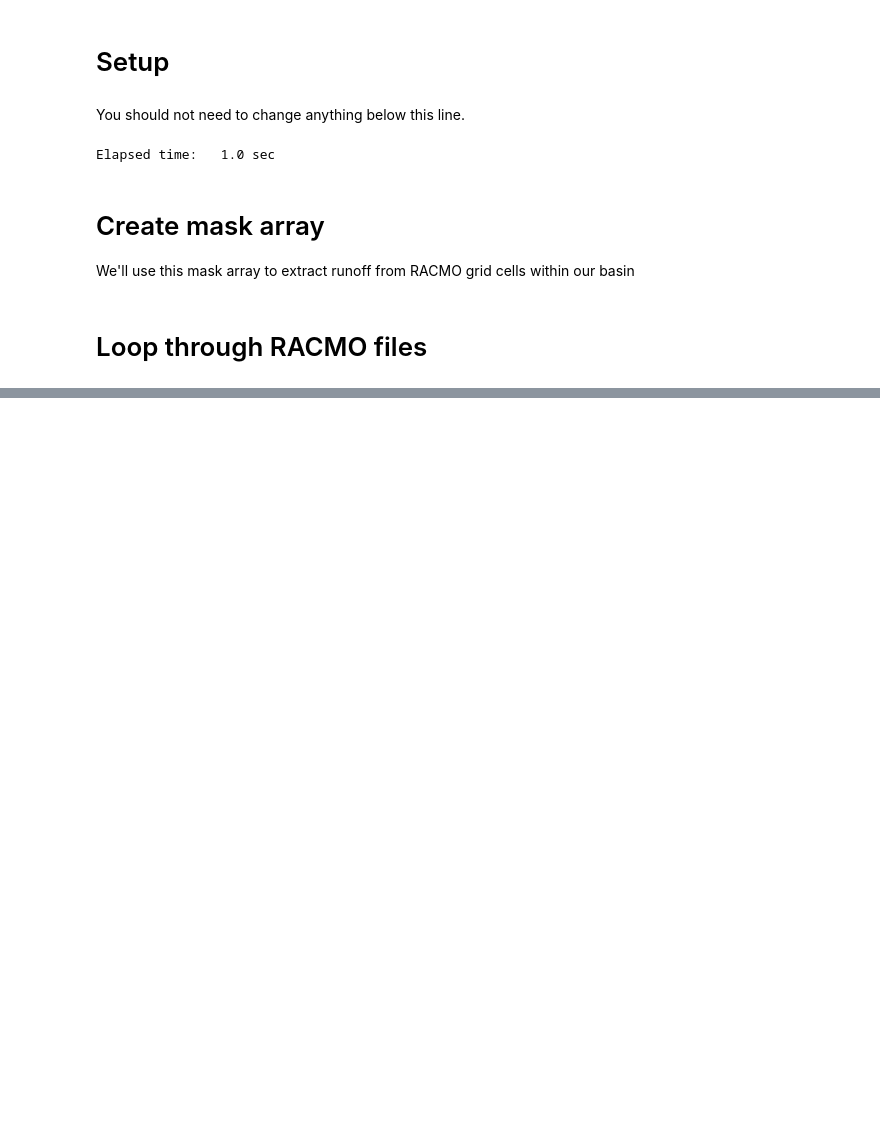
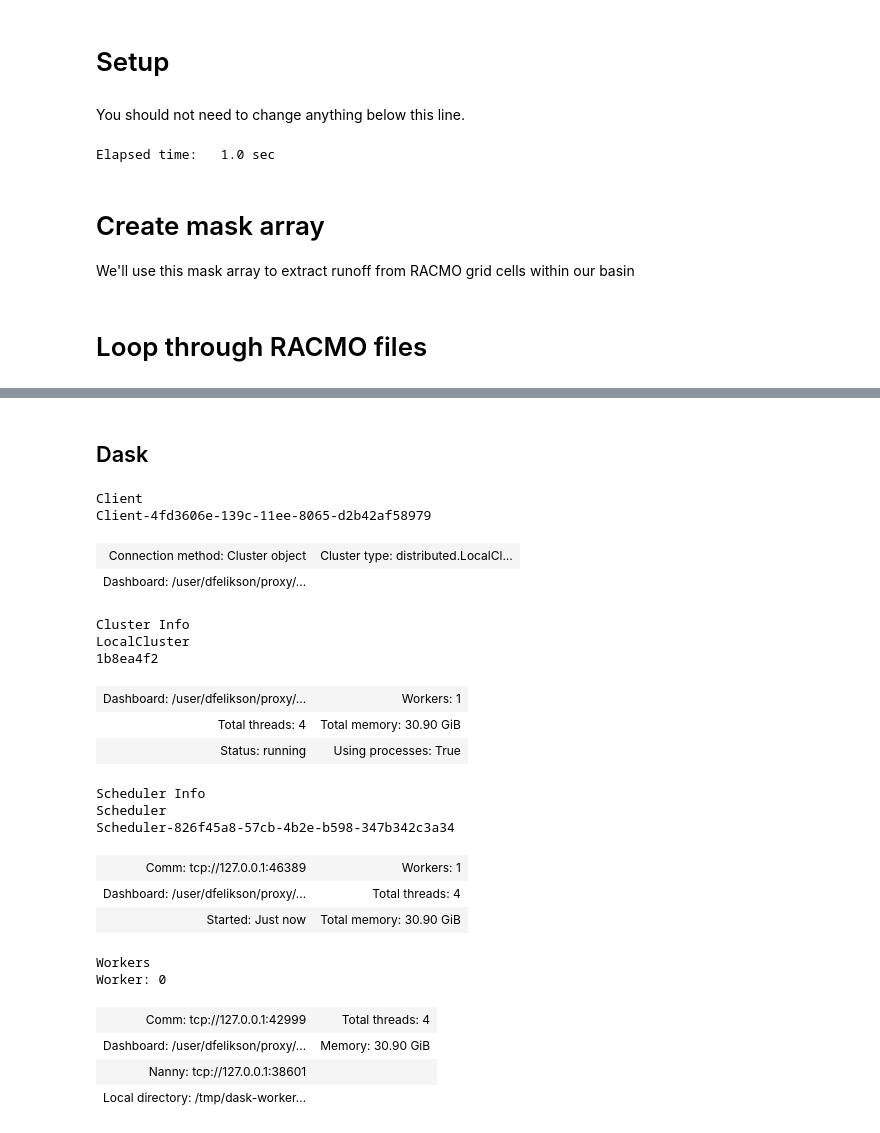
Before and after one commit to dfelikson/Climate-Model-Analysis, a Jupyter notebook: RACMO_runoff_timeseries_by_basin.ipynb, the cells around one changed output, grey strips where cells are left out. Saved outputs shown, nothing was run; the diff lists cells and outputs as text; code cells hidden in the pictures; blank space fills up the shorter version.

```diff
--- a/RACMO_runoff_timeseries_by_basin.ipynb
+++ b/RACMO_runoff_timeseries_by_basin.ipynb
@@ -156,0 +228,29 @@ f.close()
+# %% [markdown]
+## Dask
+# %%
+from dask.distributed import Client, progress
+client = Client(threads_per_worker=4, n_workers=1)
+client
+# %% [output]
+Client
+Client-4fd3606e-139c-11ee-8065-d2b42af58979
+| Connection method: Cluster object | Cluster type: distributed.LocalCl... |
+| Dashboard: /user/dfelikson/proxy/... |  |
+Cluster Info
+LocalCluster
+1b8ea4f2
+| Dashboard: /user/dfelikson/proxy/... | Workers: 1 |
+| Total threads: 4 | Total memory: 30.90 GiB |
+| Status: running | Using processes: True |
+Scheduler Info
+Scheduler
+Scheduler-826f45a8-57cb-4b2e-b598-347b342c3a34
+| Comm: tcp://127.0.0.1:46389 | Workers: 1 |
+| Dashboard: /user/dfelikson/proxy/... | Total threads: 4 |
+| Started: Just now | Total memory: 30.90 GiB |
+Workers
+Worker: 0
+| Comm: tcp://127.0.0.1:42999 | Total threads: 4 |
+| Dashboard: /user/dfelikson/proxy/... | Memory: 30.90 GiB |
+| Nanny: tcp://127.0.0.1:38601 |  |
+| Local directory: /tmp/dask-worker... |  |
```
Also changed, not shown: parts of 15 cells of this notebook.
